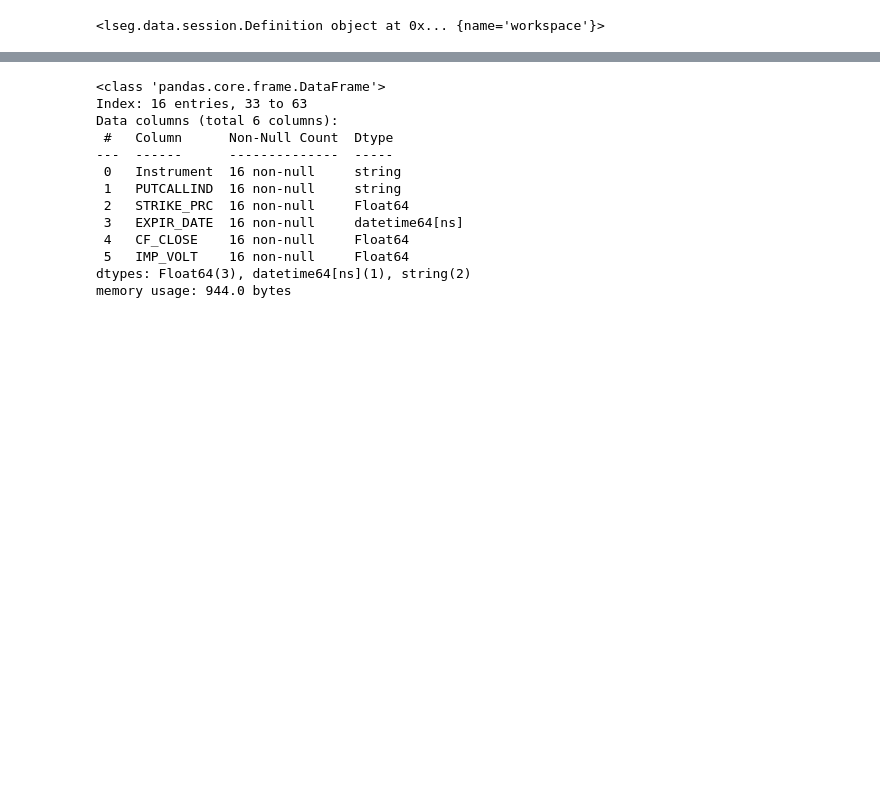
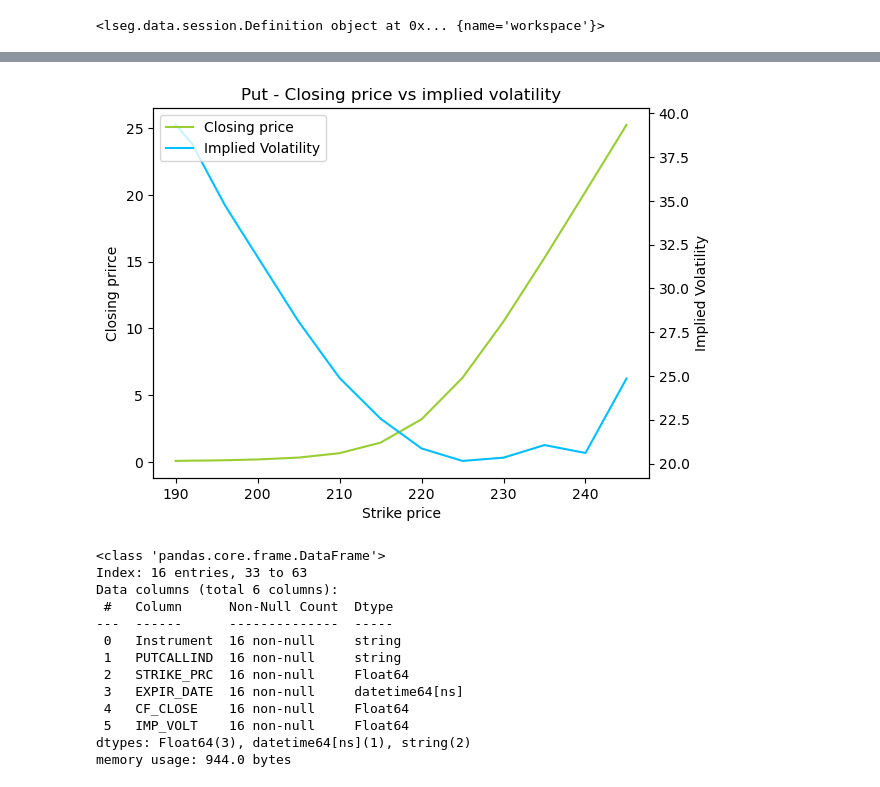
Before and after one commit to neftalivldz/finanzas_2025_agosto, a Jupyter notebook: 12_derivados.ipynb, the cells around one changed output, grey strips where cells are left out. Drawn from its saved outputs; the diff is of its cells as text; code cells hidden in the pictures; blank space fills up the shorter version.

```diff
--- a/12_derivados.ipynb
+++ b/12_derivados.ipynb
@@ -82,3 +83,35 @@ puts
+# %%
+# Sample data
+x = puts['STRIKE_PRC']
+y1 = puts['CF_CLOSE']
+y2 = puts['IMP_VOLT']
+
+# Create the figure and primary axes
+fig, ax1 = plt.subplots()
+
+# Plot data on the primary (left) y-axis
+ax1.plot(x, y1, 'yellowgreen', label='Closing price')
+ax1.set_xlabel('Strike price')
+ax1.set_ylabel('Closing prirce', color='black')
+ax1.tick_params(axis='y', labelcolor='black')
+
+# Create a secondary y-axis using twinx()
+ax2 = ax1.twinx()
+
+# Plot data on the secondary (right) y-axis
+ax2.plot(x, y2, 'deepskyblue', label='Implied Volatility')
+ax2.set_ylabel('Implied Volatility', color='black')
+ax2.tick_params(axis='y', labelcolor='black')
+
+# Add a legend (combining legends from both axes)
+lines1, labels1 = ax1.get_legend_handles_labels()
+lines2, labels2 = ax2.get_legend_handles_labels()
+ax2.legend(lines1 + lines2, labels1 + labels2, loc='upper left')
+
+plt.title('Put - Closing price vs implied volatility')
+plt.show()
+# %% [output]
+[figure, added]
 # %%
 calls.info()
 # %% [output]
```
Also changed, not shown: parts of 10 cells of this notebook, 3 other files.
